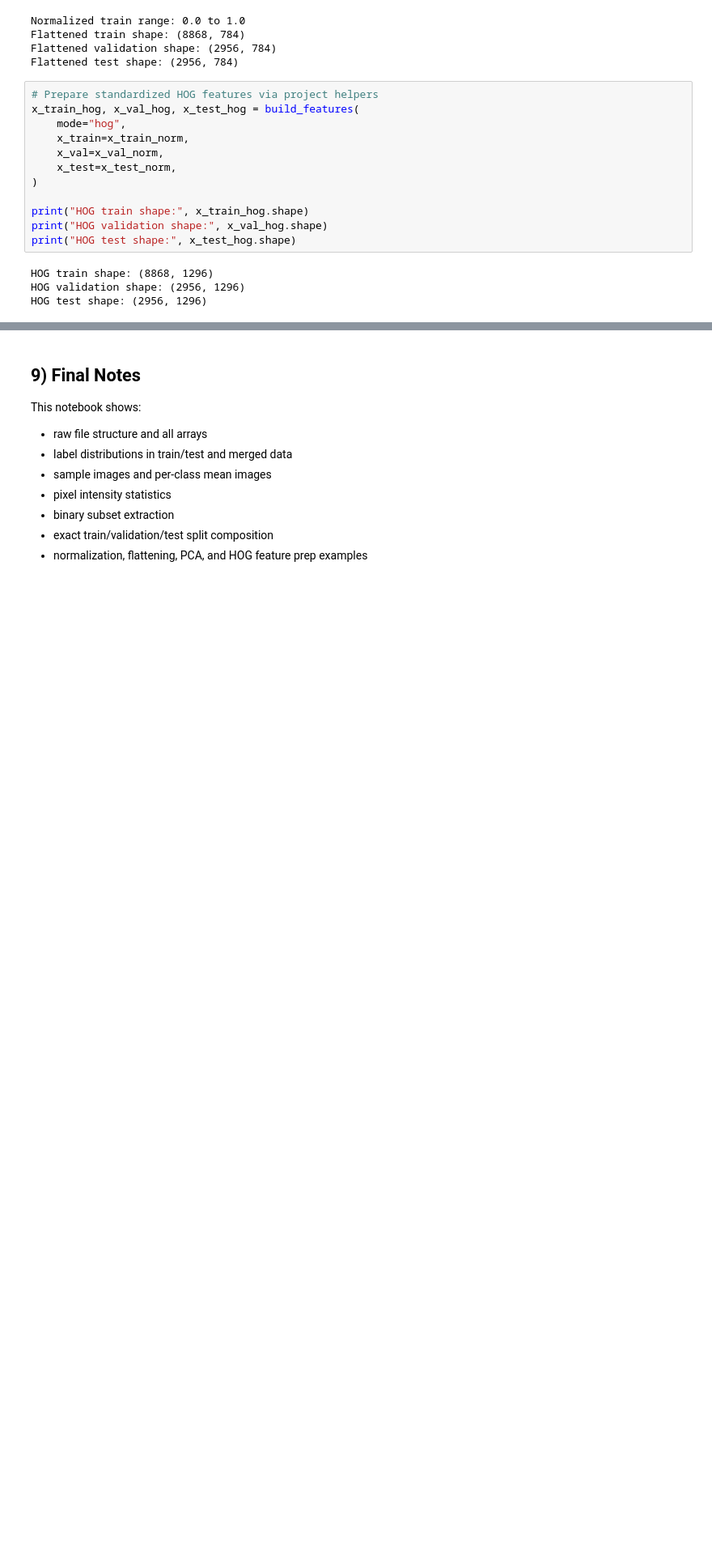
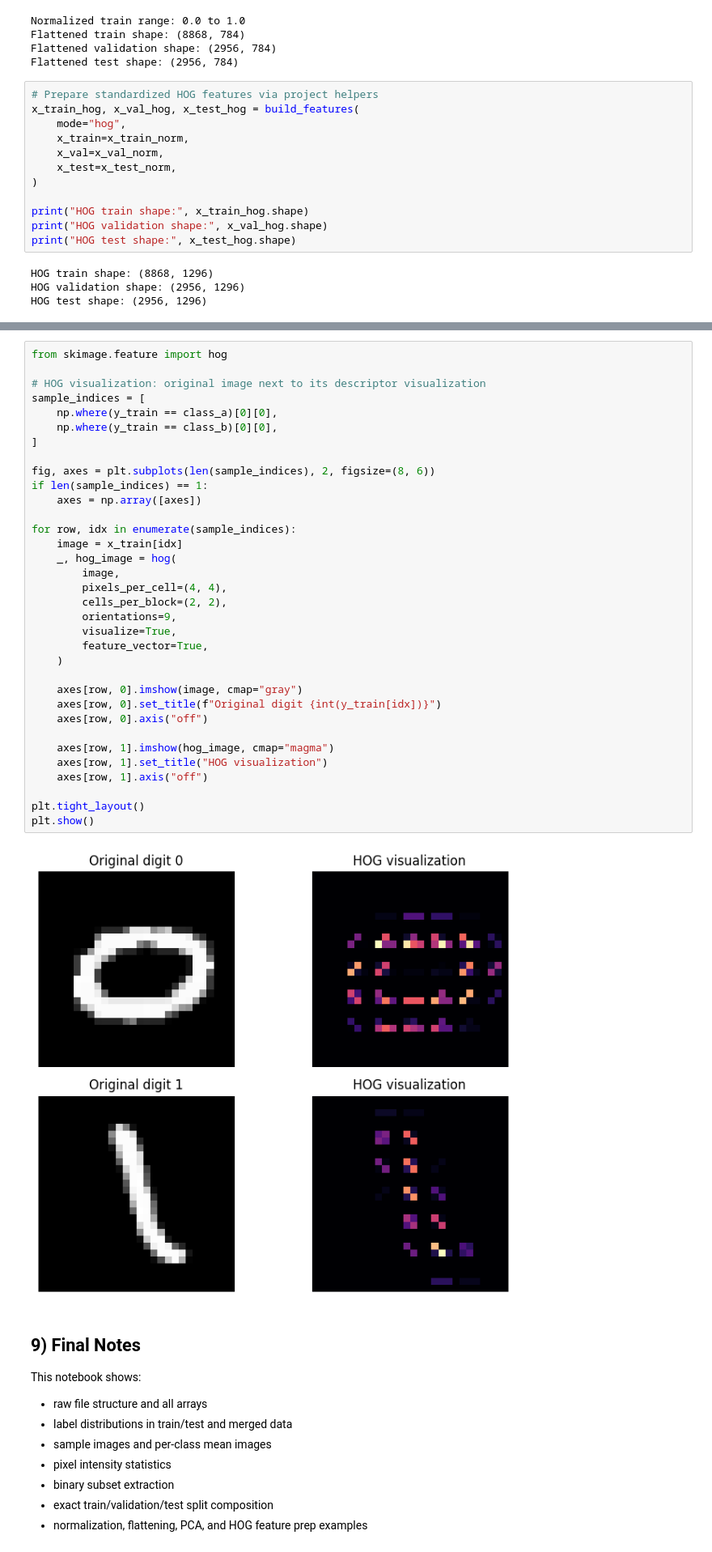
Before and after one commit to Ahmed-Fahmy00/Mnist-Classification, a Jupyter notebook: src/features/mnist_dataset_exploration.ipynb, the cells around one changed output, grey strips where cells are left out. Shown at 81% size. Cells and saved outputs as stored; diff of their text form; blank space fills up the shorter version.

```diff
--- a/src/features/mnist_dataset_exploration.ipynb
+++ b/src/features/mnist_dataset_exploration.ipynb
@@ -392,3 +454,39 @@ PCA test shape: (2956, 93)
+# %%
+from skimage.feature import hog
+
+# HOG visualization: original image next to its descriptor visualization
+sample_indices = [
+    np.where(y_train == class_a)[0][0],
+    np.where(y_train == class_b)[0][0],
+]
+
+fig, axes = plt.subplots(len(sample_indices), 2, figsize=(8, 6))
+if len(sample_indices) == 1:
+    axes = np.array([axes])
+
+for row, idx in enumerate(sample_indices):
+    image = x_train[idx]
+    _, hog_image = hog(
+        image,
+        pixels_per_cell=(4, 4),
+        cells_per_block=(2, 2),
+        orientations=9,
+        visualize=True,
+        feature_vector=True,
+    )
+
+    axes[row, 0].imshow(image, cmap="gray")
+    axes[row, 0].set_title(f"Original digit {int(y_train[idx])}")
+    axes[row, 0].axis("off")
+
+    axes[row, 1].imshow(hog_image, cmap="magma")
+    axes[row, 1].set_title("HOG visualization")
+    axes[row, 1].axis("off")
+
+plt.tight_layout()
+plt.show()
+# %% [output]
+[figure, added]
 # %% [markdown]
 ## 9) Final Notes
 
```
Also changed, not shown: parts of 14 cells of this notebook, 14 other files.
